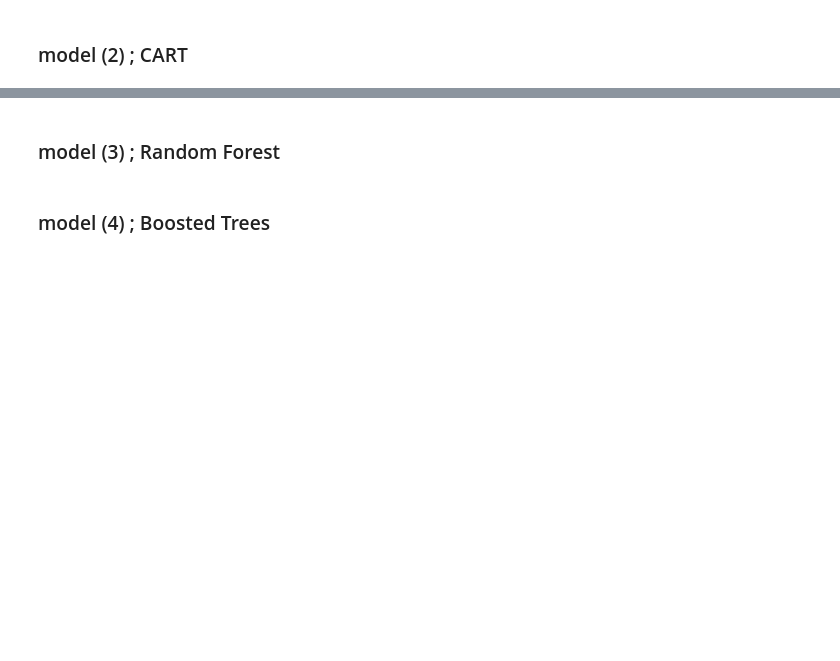
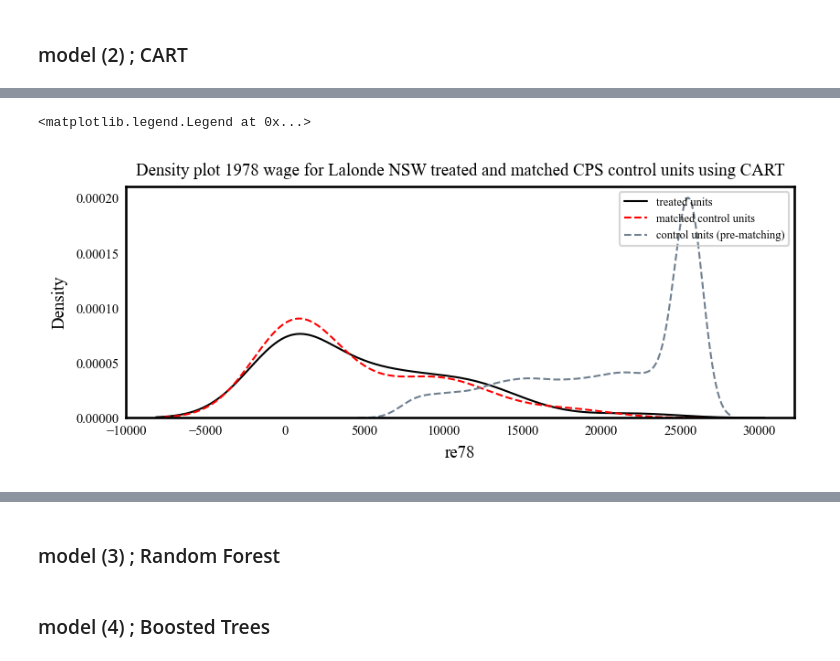
Before and after one commit to MawuliAgamah/ml-propensity-score-matching, a Jupyter notebook: Jupyter notebooks/lalonde.ipynb, the cells around one changed output, grey strips where cells are left out. Cells and saved outputs as stored; diff of their text form; code cells hidden in the pictures; blank space fills up the shorter version.

Commit message:
CART

```diff
--- a/Jupyter notebooks/lalonde.ipynb
+++ b/Jupyter notebooks/lalonde.ipynb
@@ -1269,0 +1269,12 @@ plt.legend(fontsize=6,loc = 1)
+# %%
+# Grid search
+tree_param = [{'criterion': ['entropy', 'gini'],
+               'max_depth': [1,2,3,4,5,6,7,8,9,10,None],
+               'max_leaf_nodes':list(range(0, 100)),
+              'min_samples_leaf': [2, 3, 4]}]
+
+grid_search_tree1 = GridSearchCV(tree.DecisionTreeClassifier(random_state=0), tree_param, verbose=1, cv=5)
+grid_search_tree2 = GridSearchCV(tree.DecisionTreeClassifier(random_state=0), tree_param, verbose=1, cv=5)
+# %%
+grid_search_tree1.fit(FEATURES_train, TARGET_train)        # fit CART  - lalonde (1986) data
+grid_search_tree2.fit(FEATURES_DW_train, TARGET_DW_train)  # fit CART  - dehejia & wahba (1999) subsample
@@ -1269,0 +1401,24 @@ plt.legend(fontsize=6,loc = 1)
+# %%
+plt.figure()
+plt.rcParams.update({"figure.dpi": 150})
+plt.rcParams.update(bundles.neurips2022())
+plt.rcParams.update(fonts.neurips2022())
+plt.rcParams.update(axes.tick_direction( y="in",x = "in"))
+plt.rcParams.update(axes.color(base="black"))
+plt.rcParams.update(figsizes.neurips2022(nrows=2, ncols=3))
+plt.rcParams.update(fontsizes.neurips2022())
+
+plt.grid(color='white', axis='y', linestyle='--', linewidth=1, alpha=1)
+plt.grid(color='white', axis='x')
+
+# Density plots post-matching
+sns.kdeplot(nsw_lalonde_cps_ps_matched['re78'][nsw_lalonde_cps_ps_matched['treat']==1],color = 'black',linewidth=1,label = 'treated units')
+sns.kdeplot(nsw_lalonde_cps_ps_matched['re78'][nsw_lalonde_cps_ps_matched['treat']==0],color = 'red',linewidth=1,linestyle = 'dashed',label = 'matched control units')
+# Density plots pre-matching
+sns.kdeplot(nsw_lalonde_cps_ps_pre_matched['re78'][nsw_lalonde_cps_ps_pre_matched['treat']==0],color = 'slategrey',linewidth=1,linestyle = 'dashed',label = 'control units (pre-matching)')
+
+plt.title('Density plot 1978 wage for Lalonde NSW treated and matched CPS control units using CART')
+plt.legend(fontsize=6,loc = 1)
+# %% [output]
+<matplotlib.legend.Legend at 0x...>
+[figure, added]
```
Also changed, not shown: parts of 33 cells of this notebook, 3 other files.
